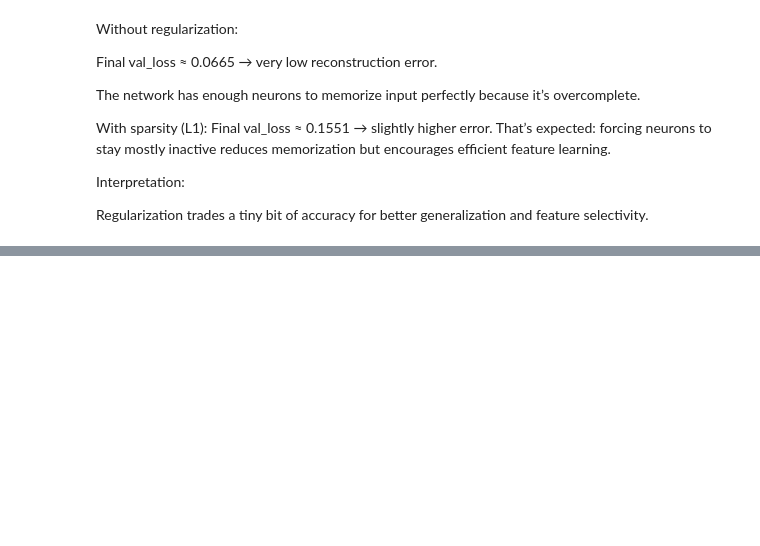
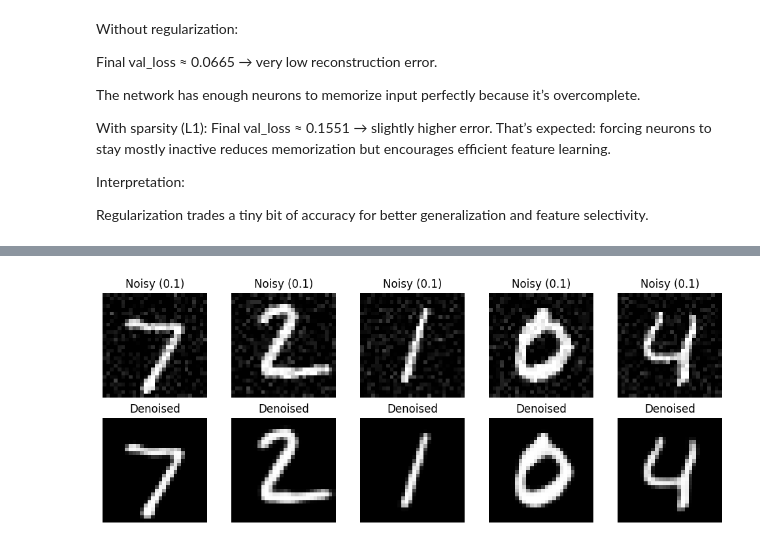
Before and after one commit to AMJAMAITHILI/DL_LAB, a Jupyter notebook: DL_WEEK11_1.ipynb, the cells around one changed output, grey strips where cells are left out. Drawn from its saved outputs; the diff is of its cells as text; code cells hidden in the pictures; blank space fills up the shorter version.

```diff
--- a/DL_WEEK11_1.ipynb
+++ b/DL_WEEK11_1.ipynb
@@ -261,0 +298,79 @@ plt.show()
+# %%
+import keras
+from keras import layers
+import numpy as np
+import matplotlib.pyplot as plt
+from tensorflow.keras.datasets import mnist
+
+# Load data
+(x_train, _), (x_test, _) = mnist.load_data()
+
+x_train = x_train.astype('float32') / 255.
+x_test = x_test.astype('float32') / 255.
+
+x_train = np.reshape(x_train, (len(x_train), 28, 28, 1))
+x_test = np.reshape(x_test, (len(x_test), 28, 28, 1))
+
+# Different noise levels to test
+noise_levels = [0.1, 0.3, 0.7]
+
+for noise_factor in noise_levels:
+    print(f"\nTraining with noise factor: {noise_factor}")
+
+    # Add noise
+    x_train_noisy = x_train + noise_factor * np.random.normal(loc=0.0, scale=1.0, size=x_train.shape)
+    x_test_noisy = x_test + noise_factor * np.random.normal(loc=0.0, scale=1.0, size=x_test.shape)
+
+    x_train_noisy = np.clip(x_train_noisy, 0., 1.)
+    x_test_noisy = np.clip(x_test_noisy, 0., 1.)
+
+    # Model
+    input_img = keras.Input(shape=(28, 28, 1))
+
+    x = layers.Conv2D(32, (3, 3), activation='relu', padding='same')(input_img)
+    x = layers.MaxPooling2D((2, 2), padding='same')(x)
+    x = layers.Conv2D(32, (3, 3), activation='relu', padding='same')(x)
+    encoded = layers.MaxPooling2D((2, 2), padding='same')(x)
+
+    x = layers.Conv2D(32, (3, 3), activation='relu', padding='same')(encoded)
+    x = layers.UpSampling2D((2, 2))(x)
+    x = layers.Conv2D(32, (3, 3), activation='relu', padding='same')(x)
+    x = layers.UpSampling2D((2, 2))(x)
+
+    decoded = layers.Conv2D(1, (3, 3), activation='sigmoid', padding='same')(x)
+
+    autoencoder = keras.Model(input_img, decoded)
+    autoencoder.compile(optimizer='adam', loss='binary_crossentropy')
+
+    # Train
+    autoencoder.fit(x_train_noisy, x_train,
+                    epochs=5,   # keep small for speed
+                    batch_size=128,
+                    shuffle=True,
+                    validation_data=(x_test_noisy, x_test),
+                    verbose=0)
+
+    # Predict
+    decoded_imgs = autoencoder.predict(x_test_noisy)
+
+    # Plot results
+    n = 5
+    plt.figure(figsize=(10, 4))
+    for i in range(n):
+        # Noisy
+        ax = plt.subplot(2, n, i + 1)
+        plt.imshow(x_test_noisy[i].reshape(28, 28))
+        plt.title(f"Noisy ({noise_factor})")
+        plt.gray()
+        ax.axis('off')
+
+        # Denoised
+        ax = plt.subplot(2, n, i + 1 + n)
+        plt.imshow(decoded_imgs[i].reshape(28, 28))
+        plt.title("Denoised")
+        plt.gray()
+        ax.axis('off')
+
+    plt.tight_layout()
+    plt.show()
+# %% [output]
@@ -261,0 +379 @@ plt.show()
+[figure, added]
```
Also changed, not shown: parts of 15 cells of this notebook.
